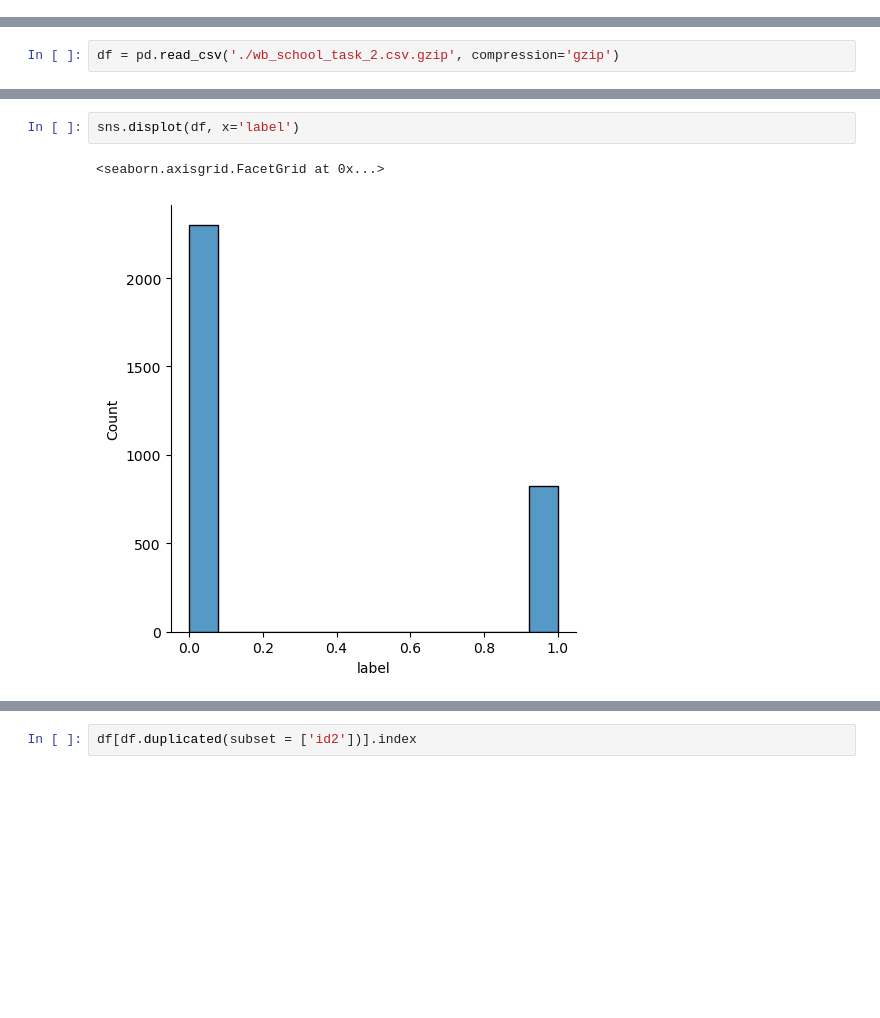
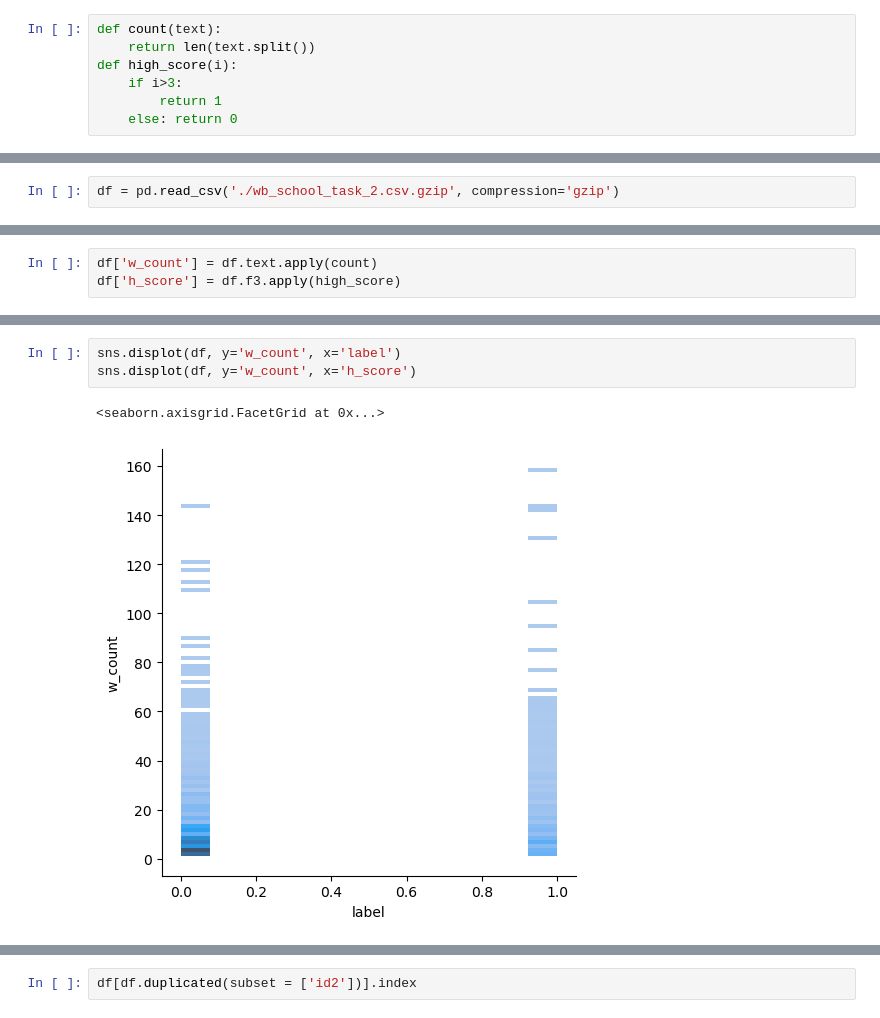
Before and after one commit to AVPankov0/WB_Task2, a Jupyter notebook: WB_Task2_Pankov.ipynb, the cells around one changed output, grey strips where cells are left out. Saved outputs shown, nothing was run; the diff lists cells and outputs as text; blank space fills up the shorter version.

```diff
--- a/WB_Task2_Pankov.ipynb
+++ b/WB_Task2_Pankov.ipynb
@@ -9,6 +11,13 @@ from string import punctuation
 from sklearn.feature_extraction.text import TfidfVectorizer
 from sklearn.tree import DecisionTreeClassifier
 from sklearn.model_selection import cross_val_score, KFold
+# %%
+def count(text):
+    return len(text.split())
+def high_score(i):
+    if i>3:
+        return 1
+    else: return 0
 # %%
 swords = stopwords.words('russian')
 # %%
@@ -33,0 +36,3 @@ df
+# %%
+df['w_count'] = df.text.apply(count)
+df['h_score'] = df.f3.apply(high_score)
@@ -34,5 +69,6 @@ df
 # %%
-sns.displot(df, x='label')
+sns.displot(df, y='w_count', x='label')
+sns.displot(df, y='w_count', x='h_score')
 # %% [output]
 <seaborn.axisgrid.FacetGrid at 0x...>
-[figure, old version]
+[figure, new version]
```
Also changed, not shown: parts of 24 cells of this notebook.
